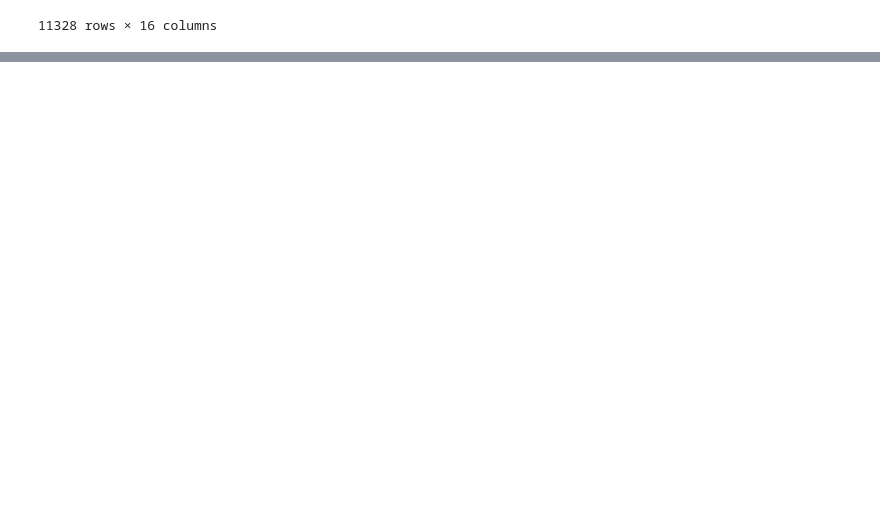
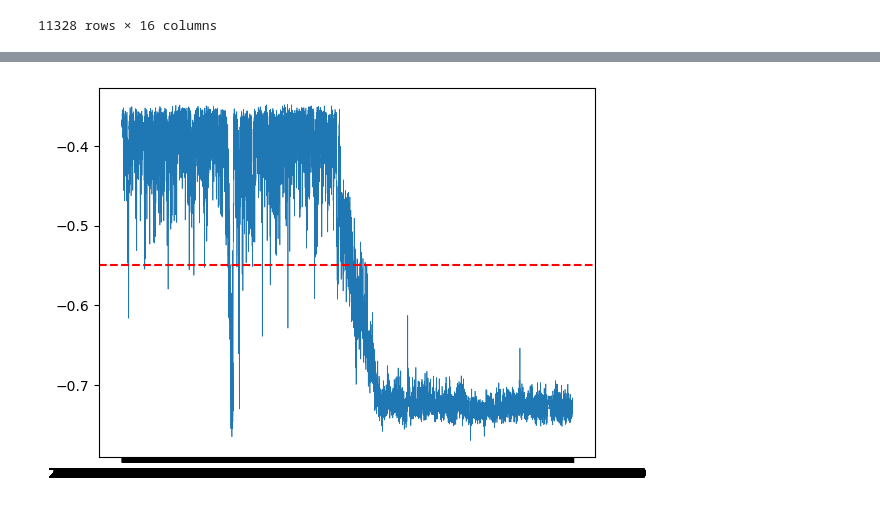
Before and after one commit to justforprogramming07-code/shm-anomaly-detection, a Jupyter notebook: nbs/02_isolation_forest.ipynb, the cells around one changed output, grey strips where cells are left out. Drawn from its saved outputs; the diff is of its cells as text; code cells hidden in the pictures; blank space fills up the shorter version.

```diff
--- a/nbs/02_isolation_forest.ipynb
+++ b/nbs/02_isolation_forest.ipynb
@@ -387,0 +300,6 @@ import nbdev; nbdev.nbdev_export()
+# %%
+plt.plot(results_corrected.index, results_corrected['anomaly_score'], linewidth=0.5)
+plt.axhline(y=-0.55, color='red', linestyle='--', label='threshold')
+plt.show()
+# %% [output]
+[figure, added]
```
Also changed, not shown: parts of 49 cells of this notebook, 1 other file.
